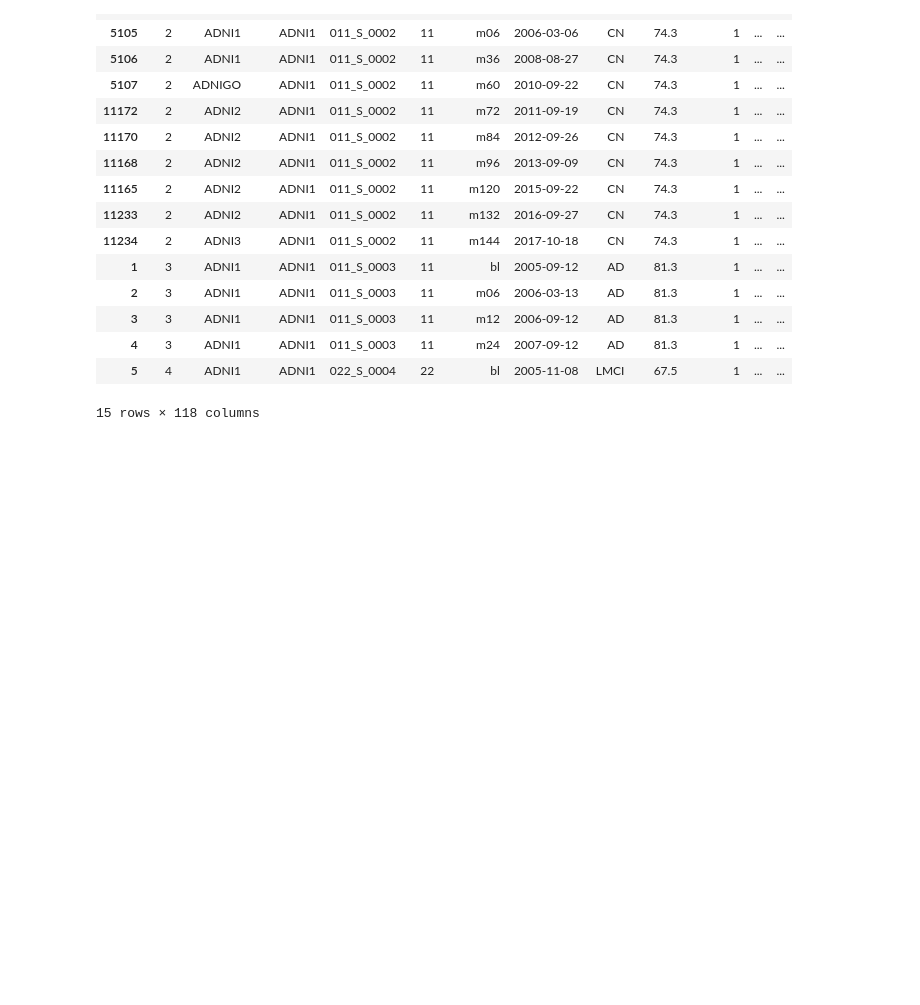
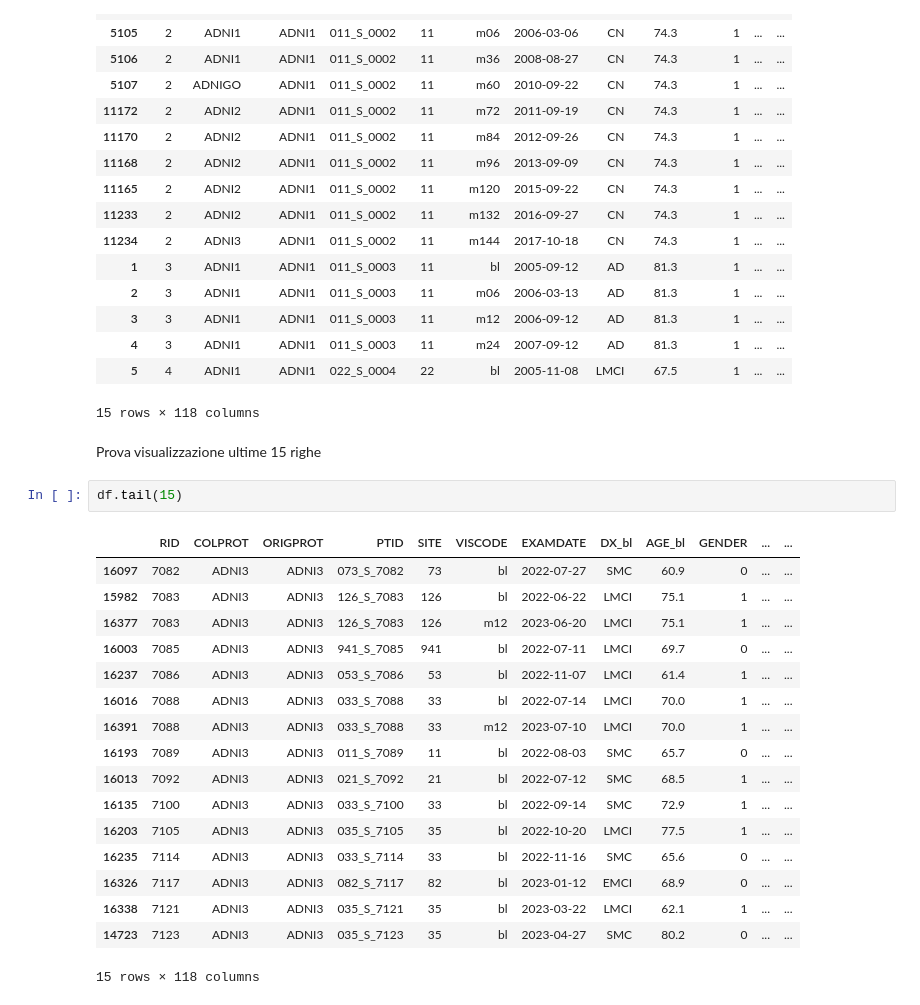
Before and after one commit to RossanaFacchin/DataCleaning, a Jupyter notebook: File Benedetta/pipeline_rossana.ipynb, the cells around one changed output. Drawn from its saved outputs; the diff is of its cells as text; blank space fills up the shorter version.

Commit message:
Visualizzazione ultime 15

```diff
--- a/File Benedetta/pipeline_rossana.ipynb
+++ b/File Benedetta/pipeline_rossana.ipynb
@@ -205,3 +205,25 @@ df.head(15)
 | 4 | 3 | ADNI1 | ADNI1 | 011_S_0003 | 11 | m24 | 2007-09-12 | AD | 81.3 | 1 | ... | ... |
 | 5 | 4 | ADNI1 | ADNI1 | 022_S_0004 | 22 | bl | 2005-11-08 | LMCI | 67.5 | 1 | ... | ... |
 15 rows × 118 columns
+# %% [markdown]
+Prova visualizzazione ultime 15 righe
+# %%
+df.tail(15)
+# %% [output]
+|  | RID | COLPROT | ORIGPROT | PTID | SITE | VISCODE | EXAMDATE | DX_bl | AGE_bl | GENDER | ... | ... |
+| 16097 | 7082 | ADNI3 | ADNI3 | 073_S_7082 | 73 | bl | 2022-07-27 | SMC | 60.9 | 0 | ... | ... |
+| 15982 | 7083 | ADNI3 | ADNI3 | 126_S_7083 | 126 | bl | 2022-06-22 | LMCI | 75.1 | 1 | ... | ... |
+| 16377 | 7083 | ADNI3 | ADNI3 | 126_S_7083 | 126 | m12 | 2023-06-20 | LMCI | 75.1 | 1 | ... | ... |
+| 16003 | 7085 | ADNI3 | ADNI3 | 941_S_7085 | 941 | bl | 2022-07-11 | LMCI | 69.7 | 0 | ... | ... |
+| 16237 | 7086 | ADNI3 | ADNI3 | 053_S_7086 | 53 | bl | 2022-11-07 | LMCI | 61.4 | 1 | ... | ... |
+| 16016 | 7088 | ADNI3 | ADNI3 | 033_S_7088 | 33 | bl | 2022-07-14 | LMCI | 70.0 | 1 | ... | ... |
+| 16391 | 7088 | ADNI3 | ADNI3 | 033_S_7088 | 33 | m12 | 2023-07-10 | LMCI | 70.0 | 1 | ... | ... |
+| 16193 | 7089 | ADNI3 | ADNI3 | 011_S_7089 | 11 | bl | 2022-08-03 | SMC | 65.7 | 0 | ... | ... |
+| 16013 | 7092 | ADNI3 | ADNI3 | 021_S_7092 | 21 | bl | 2022-07-12 | SMC | 68.5 | 1 | ... | ... |
+| 16135 | 7100 | ADNI3 | ADNI3 | 033_S_7100 | 33 | bl | 2022-09-14 | SMC | 72.9 | 1 | ... | ... |
+| 16203 | 7105 | ADNI3 | ADNI3 | 035_S_7105 | 35 | bl | 2022-10-20 | LMCI | 77.5 | 1 | ... | ... |
+| 16235 | 7114 | ADNI3 | ADNI3 | 033_S_7114 | 33 | bl | 2022-11-16 | SMC | 65.6 | 0 | ... | ... |
+| 16326 | 7117 | ADNI3 | ADNI3 | 082_S_7117 | 82 | bl | 2023-01-12 | EMCI | 68.9 | 0 | ... | ... |
+| 16338 | 7121 | ADNI3 | ADNI3 | 035_S_7121 | 35 | bl | 2023-03-22 | LMCI | 62.1 | 1 | ... | ... |
+| 14723 | 7123 | ADNI3 | ADNI3 | 035_S_7123 | 35 | bl | 2023-04-27 | SMC | 80.2 | 0 | ... | ... |
+15 rows × 118 columns
```
